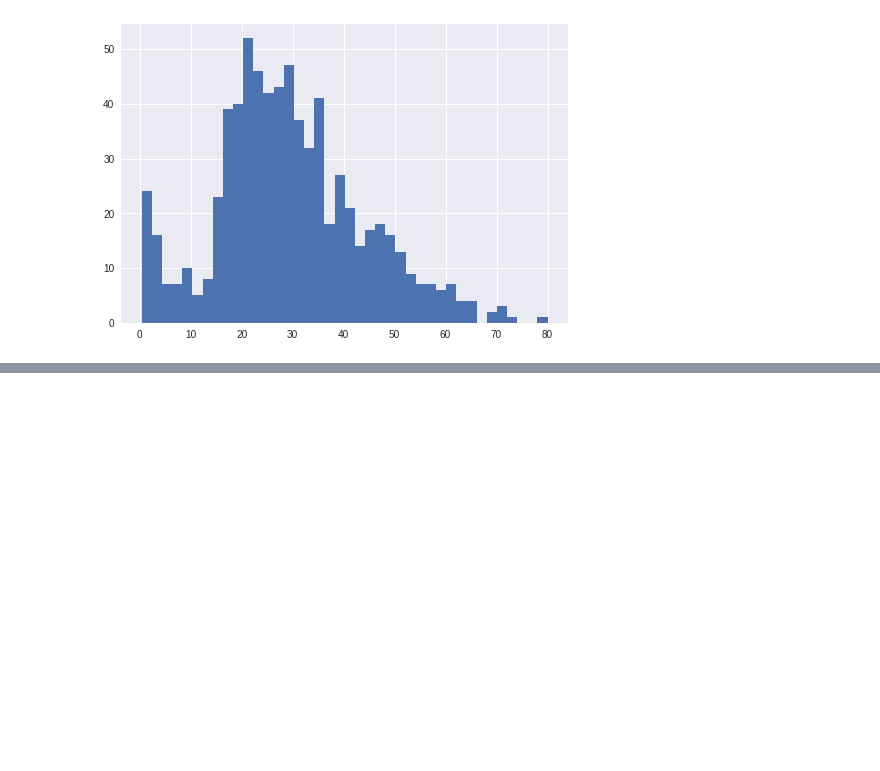
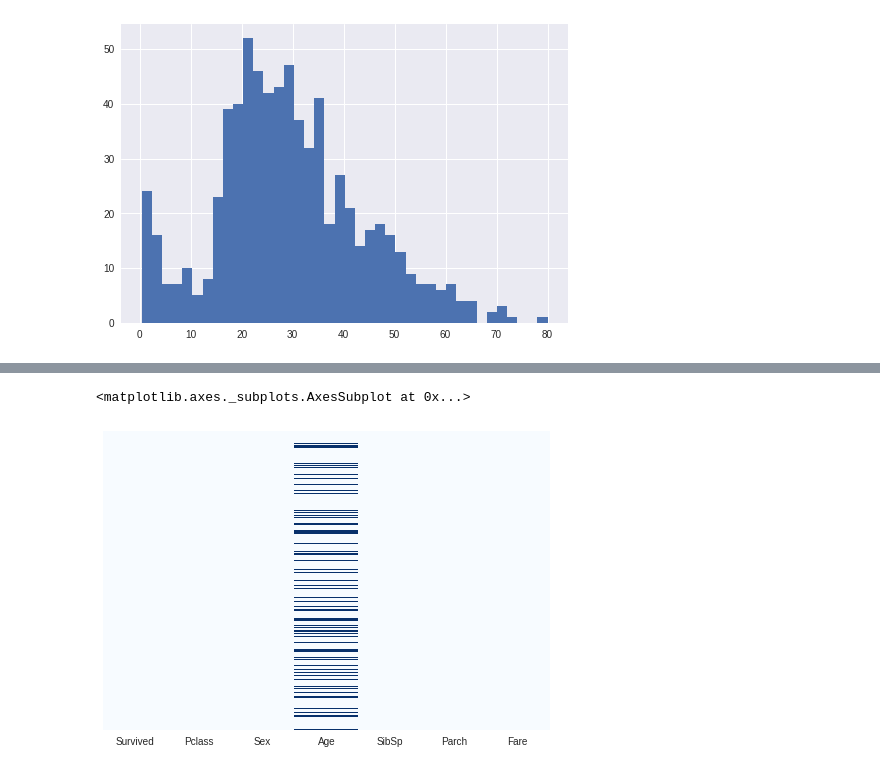
Before and after one commit to SiddharthaSarma/scikit-learn, a Jupyter notebook: logistic-regression/titanic/predict-titanic-survivals.ipynb, the cells around one changed output, grey strips where cells are left out. Saved outputs shown, nothing was run; the diff lists cells and outputs as text; code cells hidden in the pictures; blank space fills up the shorter version.

```diff
--- a/logistic-regression/titanic/predict-titanic-survivals.ipynb
+++ b/logistic-regression/titanic/predict-titanic-survivals.ipynb
@@ -127,0 +135,8 @@ training_data['Age'].hist(bins=40)
+# %%
+# Remove unnecessary columns
+training_data.drop(['PassengerId', 'Name', 'Ticket', 'Cabin', 'Embarked'], axis=1, inplace=True)
+# %%
+sns.heatmap(training_data.isnull(), yticklabels=False, cbar=False, cmap='Blues')
+# %% [output]
+<matplotlib.axes._subplots.AxesSubplot at 0x...>
+[figure, added]
```
Also changed, not shown: parts of 4 cells of this notebook.
